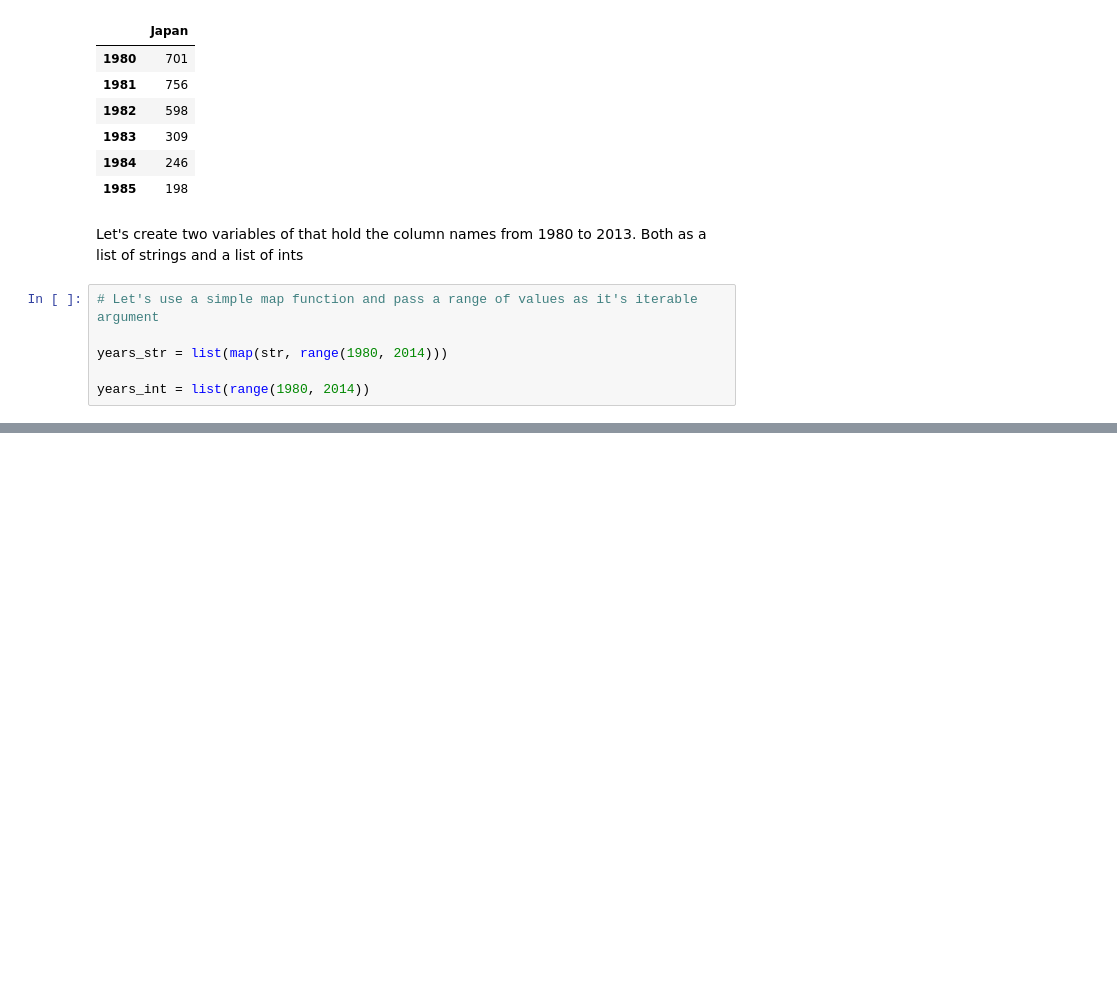
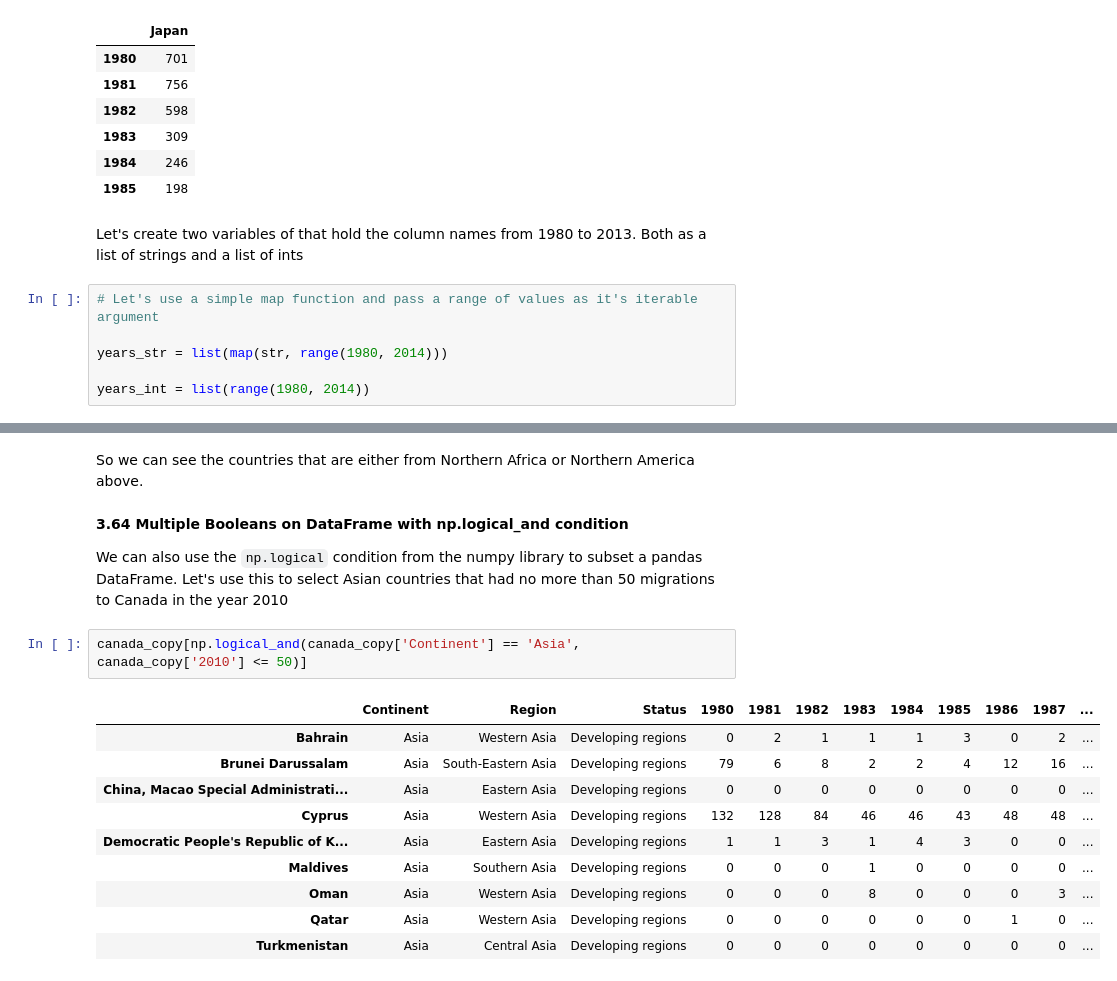
Before and after one commit to Lawrence-Krukrubo/Effective_Plotting_with_Matplotlib, a Jupyter notebook: Part_3_intro_to_matplotlib.ipynb, the cells around one changed output, grey strips where cells are left out. Saved outputs shown, nothing was run; the diff lists cells and outputs as text; blank space fills up the shorter version.

```diff
--- a/Part_3_intro_to_matplotlib.ipynb
+++ b/Part_3_intro_to_matplotlib.ipynb
@@ -300,0 +633,19 @@ The .iloc and .loc indexers were used to select subsets of both Series and DataF
+# %% [markdown]
+So we can see the countries that are either from Northern Africa or Northern America above.
+# %% [markdown]
+**3.64 Multiple Booleans on DataFrame with np.logical_and condition**
+
+We can also use the `np.logical` condition from the numpy library to subset a pandas DataFrame. Let's use this to select Asian countries that had no more than 50 migrations to Canada in the year 2010
+# %%
+canada_copy[np.logical_and(canada_copy['Continent'] == 'Asia', canada_copy['2010'] <= 50)]
+# %% [output]
+|  | Continent | Region | Status | 1980 | 1981 | 1982 | 1983 | 1984 | 1985 | 1986 | 1987 | ... |
+| Bahrain | Asia | Western Asia | Developing regions | 0 | 2 | 1 | 1 | 1 | 3 | 0 | 2 | ... |
+| Brunei Darussalam | Asia | South-Eastern Asia | Developing regions | 79 | 6 | 8 | 2 | 2 | 4 | 12 | 16 | ... |
+| China, Macao Special Administrati... | Asia | Eastern Asia | Developing regions | 0 | 0 | 0 | 0 | 0 | 0 | 0 | 0 | ... |
+| Cyprus | Asia | Western Asia | Developing regions | 132 | 128 | 84 | 46 | 46 | 43 | 48 | 48 | ... |
+| Democratic People's Republic of K... | Asia | Eastern Asia | Developing regions | 1 | 1 | 3 | 1 | 4 | 3 | 0 | 0 | ... |
+| Maldives | Asia | Southern Asia | Developing regions | 0 | 0 | 0 | 1 | 0 | 0 | 0 | 0 | ... |
+| Oman | Asia | Western Asia | Developing regions | 0 | 0 | 0 | 8 | 0 | 0 | 0 | 3 | ... |
+| Qatar | Asia | Western Asia | Developing regions | 0 | 0 | 0 | 0 | 0 | 0 | 1 | 0 | ... |
+| Turkmenistan | Asia | Central Asia | Developing regions | 0 | 0 | 0 | 0 | 0 | 0 | 0 | 0 | ... |
```
Also changed, not shown: parts of 86 cells of this notebook.
